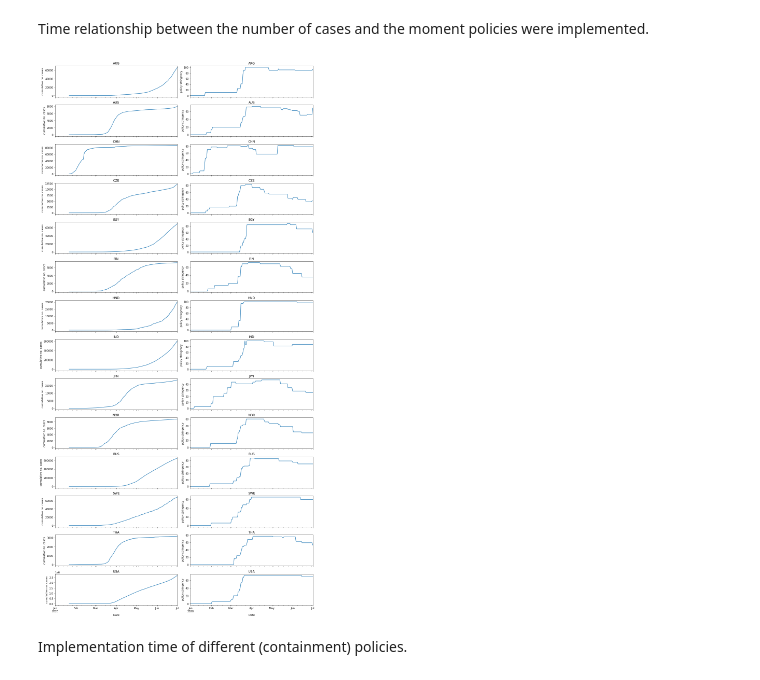
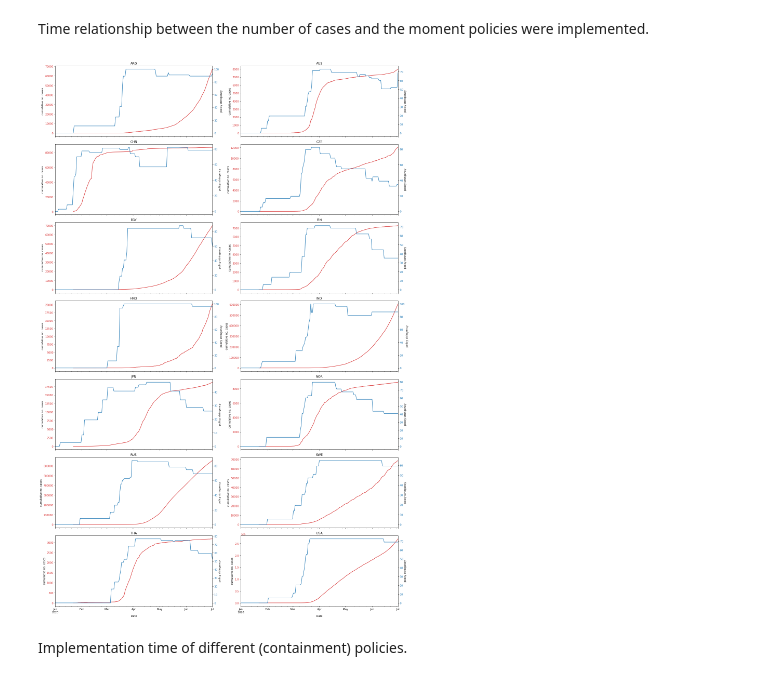
Before and after one commit to alexmadrinanfdez/covid-policy-analysis, a Jupyter notebook: eda.ipynb, the cells around one changed output. Drawn from its saved outputs; the diff is of its cells as text; code cells hidden in the pictures.

Commit message:
modular structure - plot

```diff
--- a/eda.ipynb
+++ b/eda.ipynb
@@ -278,7 +232,7 @@ pop_df
 with warnings.catch_warnings():
     warnings.filterwarnings("ignore", category=pd.errors.DtypeWarning)
     oxcgrt = pd.read_csv(
-        'https://raw.githubusercontent.com/OxCGRT/covid-policy-tracker/master/data/OxCGRT_latest.csv',
+        'https://raw.githubusercontent.com/OxCGRT/covid-policy-tracker-legacy/main/legacy_data_202207/OxCGRT_latest.csv',
         dtype={'RegionName': str, 'RegionCode': str} # avoid error warning
     )
 oxcgrt.head()
@@ -512,21 +455,29 @@ dtype: float64
 # %% [markdown]
 Time relationship between the number of cases and the moment policies were implemented.
 # %%
-nrows = len(ccs)
 ncols = 2
+nrows = len(ccs) // ncols
 t0, t1 = '2020-01-01', '2020-07-01'
 
-fig, axs = plt.subplots(nrows=nrows, ncols=ncols, sharex=True, figsize=(15, 30))
-for i in range(nrows):
-  cases.loc[t0:t1, ccs[i]].plot(ax=axs[i, 0])
-  stringent.loc[t0:t1, ccs[i]].plot(ax=axs[i, 1])
-  axs[i, 0].set_title(ccs[i])
-  axs[i, 1].set_title(ccs[i])
-  axs[i, 0].set_ylabel('cumulative no. cases')
-  axs[i, 1].set_ylabel('policy stringency')
+fig, axs = plt.subplots(nrows=nrows, ncols=ncols, sharex=True, figsize=(20, 30))
+for i in range(nrows * ncols):
+  ax1 = axs[i // ncols, i % ncols]
+
+  col = 'tab:red'
+  cases.loc[t0:t1, ccs[i]].plot(ax=ax1, color=col)
+  ax1.tick_params(axis='y', labelcolor=col)
+  ax1.set_ylabel('cumulative no. cases')
+  ax1.set_title(ccs[i])
+
+  ax2 = ax1.twinx()  # instantiate a second axes that shares the same x-axis
+
+  col = 'tab:blue'
+  stringent.loc[t0:t1, ccs[i]].plot(ax=ax2, color=col)
+  ax2.tick_params(axis='y', labelcolor=col)
+  ax2.set_ylabel('policy stringency')
 fig.tight_layout()
 # %% [output]
-[figure, old version]
+[figure, new version]
 # %% [markdown]
 Implementation time of different (containment) policies.
 # %%
```
Also changed, not shown: parts of 67 cells of this notebook, 6 other files.
